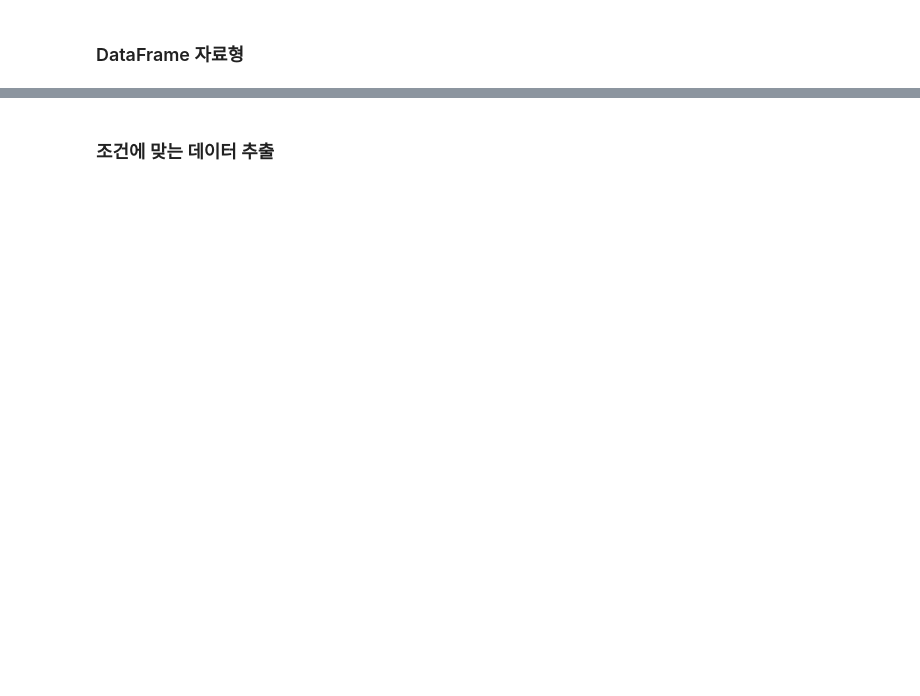
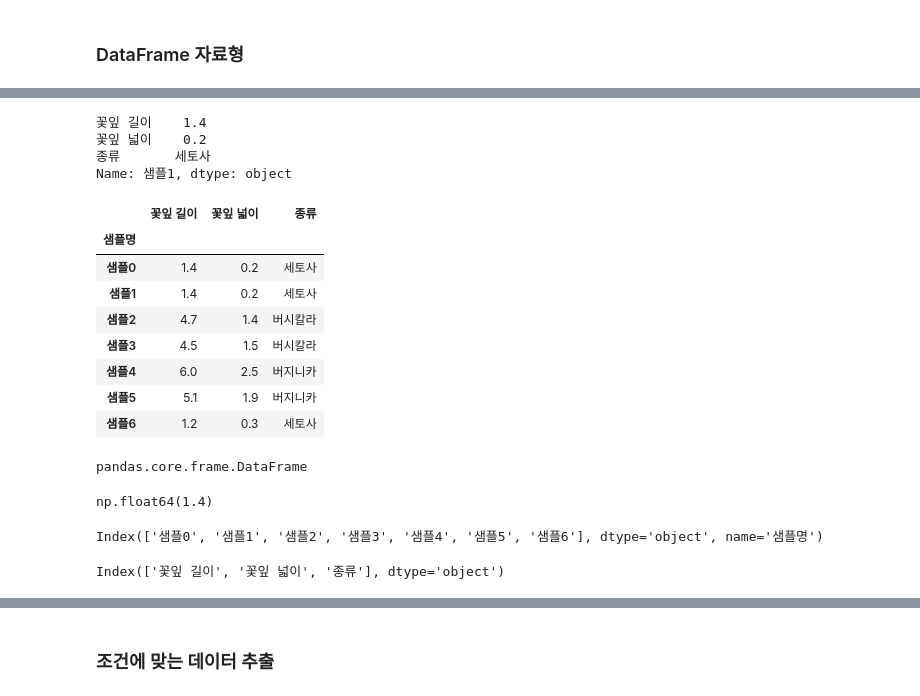
Before and after one commit to DoubleH94/SeSACAISecurity4, a Jupyter notebook: 1_주요라이브러리.ipynb, the cells around one changed output, grey strips where cells are left out. Drawn from its saved outputs; the diff is of its cells as text; code cells hidden in the pictures; blank space fills up the shorter version.

```diff
--- a/1_주요라이브러리.ipynb
+++ b/1_주요라이브러리.ipynb
@@ -106,0 +316,6 @@ df
+# %%
+# 인덱스 지정
+# set_index() 함수는 복제해서 가져옴
+df = df.set_index(df['샘플명']) # '샘플명' 열을 인덱스로 설정
+df = df.drop(['샘플명'],axis=1) # '샘플명' 열을 삭제
+df
@@ -107,2 +343,24 @@ df
+# %%
+print(df.loc['샘플1'])  # 라벨이나 Boolean Array로 해당 행 혹은 열의 정보 확인
+df.loc['샘플6']=[1.2,0.3,'세토사'] # Index = '샘플6' 행 추가 및 data 넣기
+# df.iloc[7] = [1.2,0.3,'세토사'] # 8번째 행 내용 수정 # Index가 7보다 작다면 에러발생
+df
+# %% [output]
+꽃잎 길이    1.4
+꽃잎 넓이    0.2
+종류       세토사
+Name: 샘플1, dtype: object
+|  | 꽃잎 길이 | 꽃잎 넓이 | 종류 |
+| 샘플명 |  |  |  |
+| 샘플0 | 1.4 | 0.2 | 세토사 |
+| 샘플1 | 1.4 | 0.2 | 세토사 |
+| 샘플2 | 4.7 | 1.4 | 버시칼라 |
+| 샘플3 | 4.5 | 1.5 | 버시칼라 |
+| 샘플4 | 6.0 | 2.5 | 버지니카 |
+| 샘플5 | 5.1 | 1.9 | 버지니카 |
+| 샘플6 | 1.2 | 0.3 | 세토사 |
 # %%
 #데이터 타입 확인
+type(df)
+# %% [output]
+pandas.core.frame.DataFrame
@@ -111,4 +367,16 @@ df
+# %%
+# 기본 정보 확인
+df.info
+df['꽃잎 넓이']['샘플2']  # Index로 해당 칸의 원소 확인
+# %% [output]
+np.float64(1.4)
 # %%
 # DataFrame은 Index라는 추가적인 정보를 가진다.
+df.index
+# %% [output]
+Index(['샘플0', '샘플1', '샘플2', '샘플3', '샘플4', '샘플5', '샘플6'], dtype='object', name='샘플명')
 # %%
 # DataFrame은 Column이라는 추가적인 정보를 가진다.
+df.columns
+# %% [output]
+Index(['꽃잎 길이', '꽃잎 넓이', '종류'], dtype='object')
```
Also changed, not shown: parts of 71 cells of this notebook.
